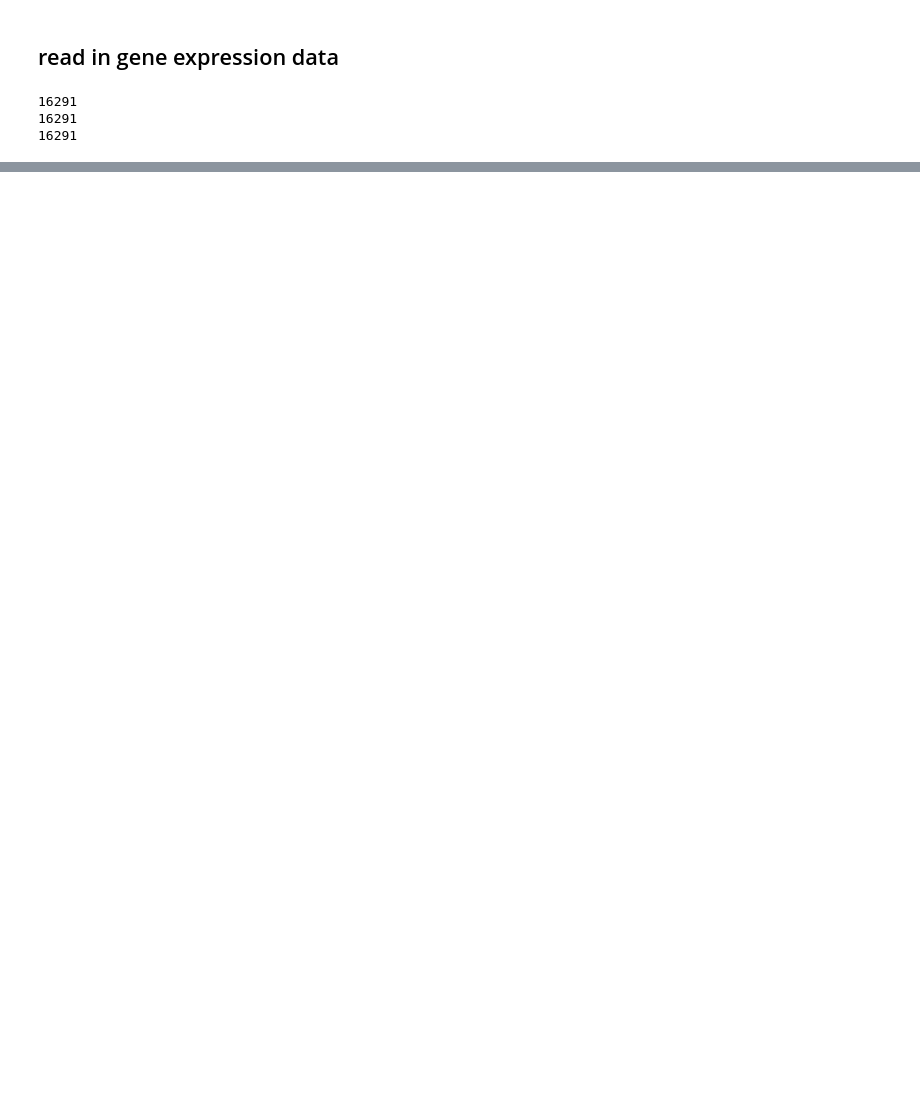
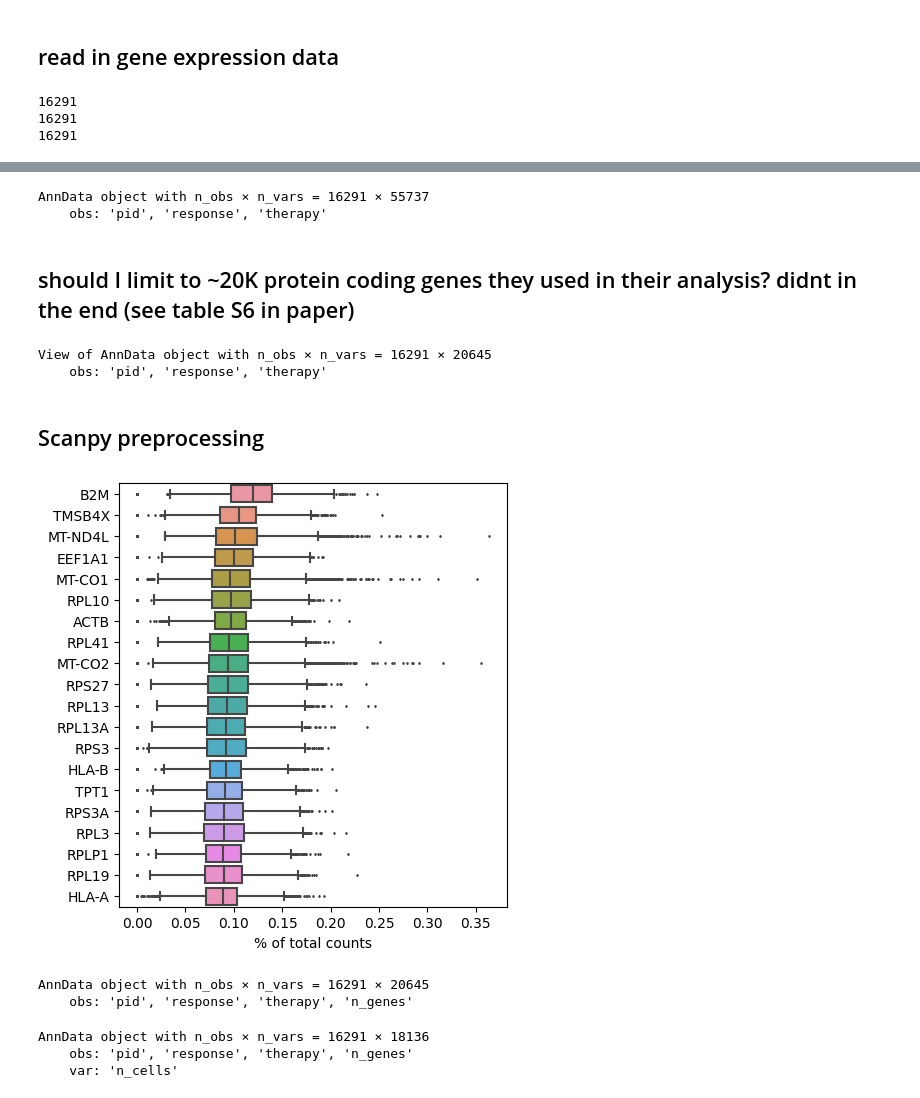
Before and after one commit to rpeys/scSet, a Jupyter notebook: datasets/process_sadefeldman.ipynb, the cells around one changed output, grey strips where cells are left out. Saved outputs shown, nothing was run; the diff lists cells and outputs as text; code cells hidden in the pictures; blank space fills up the shorter version.

Commit message:
WIP rnaseq data

```diff
--- a/datasets/process_sadefeldman.ipynb
+++ b/datasets/process_sadefeldman.ipynb
@@ -88,0 +103,34 @@ adata.obs = pd.merge(pts, adata.obs, right_index=True, left_on="cellid").set_ind
+# %%
+adata
+# %% [output]
+AnnData object with n_obs × n_vars = 16291 × 55737
+    obs: 'pid', 'response', 'therapy'
+# %% [markdown]
+## should I limit to ~20K protein coding genes they used in their analysis? didnt in the end (see table S6 in paper)
+# %%
+proteincoding = pd.read_csv("sadefeldman_extras/sadefeldman_proteincoding_tableS6.csv")
+# %%
+adata = adata[:,adata.var.index.isin(proteincoding['Gene Name'])]
+adata
+# %% [output]
+View of AnnData object with n_obs × n_vars = 16291 × 20645
+    obs: 'pid', 'response', 'therapy'
+# %% [markdown]
+## Scanpy preprocessing
+# %%
+sc.pl.highest_expr_genes(adata, n_top=20, )
+# %% [output]
+[figure, added]
+# %%
+sc.pp.filter_cells(adata, min_genes=1000) #dont expect to remove any bc these are same thresholds as used in paper
+adata
+# %% [output]
+AnnData object with n_obs × n_vars = 16291 × 20645
+    obs: 'pid', 'response', 'therapy', 'n_genes'
+# %%
+sc.pp.filter_genes(adata, min_cells=15)
+adata
+# %% [output]
+AnnData object with n_obs × n_vars = 16291 × 18136
+    obs: 'pid', 'response', 'therapy', 'n_genes'
+    var: 'n_cells'
```
Also changed, not shown: parts of 24 cells of this notebook, 11 other files.
